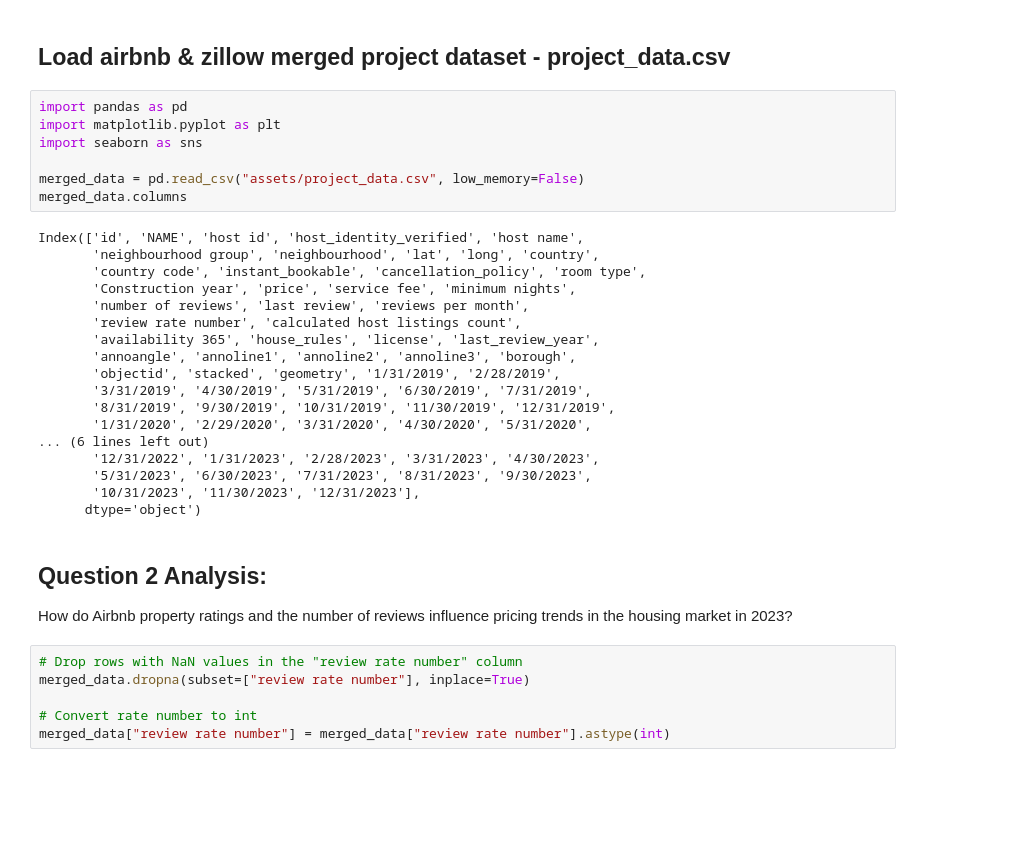
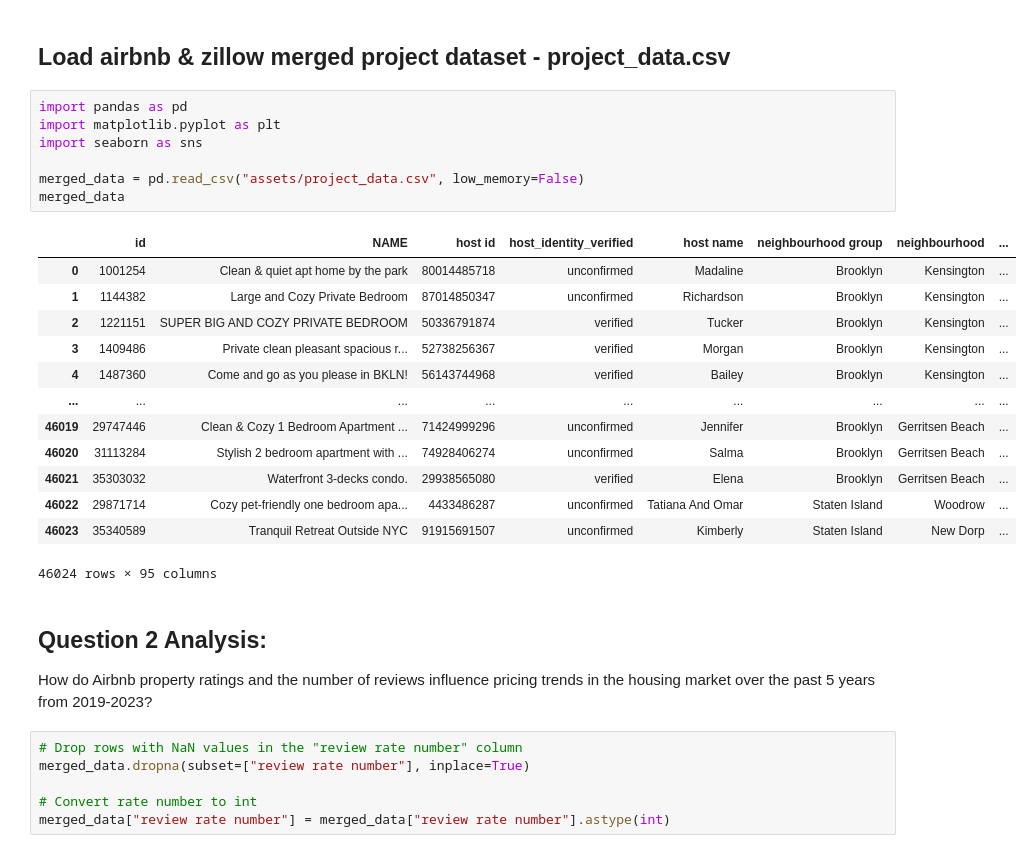
Before and after one commit to pooja-ippalapelli/milestone, a Jupyter notebook: q2_q3_analysis.ipynb, the cells around one changed output. Drawn from its saved outputs; the diff is of its cells as text; blank space fills up the shorter version.

```diff
--- a/q2_q3_analysis.ipynb
+++ b/q2_q3_analysis.ipynb
@@ -3,31 +3,27 @@
 # %%
 import pandas as pd
 import matplotlib.pyplot as plt
 import seaborn as sns
 
 merged_data = pd.read_csv("assets/project_data.csv", low_memory=False)
-merged_data.columns
+merged_data
 # %% [output]
+|  | id | NAME | host id | host_identity_verified | host name | neighbourhood group | neighbourhood | ... |
+| 0 | 1001254 | Clean & quiet apt home by the park | 80014485718 | unconfirmed | Madaline | Brooklyn | Kensington | ... |
+| 1 | 1144382 | Large and Cozy Private Bedroom | 87014850347 | unconfirmed | Richardson | Brooklyn | Kensington | ... |
+| 2 | 1221151 | SUPER BIG AND COZY PRIVATE BEDROOM | 50336791874 | verified | Tucker | Brooklyn | Kensington | ... |
+| 3 | 1409486 | Private clean pleasant spacious r... | 52738256367 | verified | Morgan | Brooklyn | Kensington | ... |
+| 4 | 1487360 | Come and go as you please in BKLN! | 56143744968 | verified | Bailey | Brooklyn | Kensington | ... |
+| ... | ... | ... | ... | ... | ... | ... | ... | ... |
+| 46019 | 29747446 | Clean & Cozy 1 Bedroom Apartment ... | 71424999296 | unconfirmed | Jennifer | Brooklyn | Gerritsen Beach | ... |
+| 46020 | 31113284 | Stylish 2 bedroom apartment with ... | 74928406274 | unconfirmed | Salma | Brooklyn | Gerritsen Beach | ... |
+| 46021 | 35303032 | Waterfront 3-decks condo. | 29938565080 | verified | Elena | Brooklyn | Gerritsen Beach | ... |
+| 46022 | 29871714 | Cozy pet-friendly one bedroom apa... | 4433486287 | unconfirmed | Tatiana And Omar | Staten Island | Woodrow | ... |
+| 46023 | 35340589 | Tranquil Retreat Outside NYC | 91915691507 | unconfirmed | Kimberly | Staten Island | New Dorp | ... |
-Index(['id', 'NAME', 'host id', 'host_identity_verified', 'host name',
-       'neighbourhood group', 'neighbourhood', 'lat', 'long', 'country',
-       'country code', 'instant_bookable', 'cancellation_policy', 'room type',
-       'Construction year', 'price', 'service fee', 'minimum nights',
-       'number of reviews', 'last review', 'reviews per month',
-       'review rate number', 'calculated host listings count',
-       'availability 365', 'house_rules', 'license', 'last_review_year',
-       'annoangle', 'annoline1', 'annoline2', 'annoline3', 'borough',
-       'objectid', 'stacked', 'geometry', '1/31/2019', '2/28/2019',
-       '3/31/2019', '4/30/2019', '5/31/2019', '6/30/2019', '7/31/2019',
-       '8/31/2019', '9/30/2019', '10/31/2019', '11/30/2019', '12/31/2019',
-       '1/31/2020', '2/29/2020', '3/31/2020', '4/30/2020', '5/31/2020',
-... (6 lines left out)
-       '12/31/2022', '1/31/2023', '2/28/2023', '3/31/2023', '4/30/2023',
-       '5/31/2023', '6/30/2023', '7/31/2023', '8/31/2023', '9/30/2023',
-       '10/31/2023', '11/30/2023', '12/31/2023'],
-      dtype='object')
+46024 rows × 95 columns
 # %% [markdown]
 ## Question 2 Analysis:
-How do Airbnb property ratings and the number of reviews influence pricing trends in the housing market in 2023?
+How do Airbnb property ratings and the number of reviews influence pricing trends in the housing market over the past 5 years from 2019-2023?
 # %%
 # Drop rows with NaN values in the "review rate number" column
 merged_data.dropna(subset=["review rate number"], inplace=True)
```
Also changed, not shown: parts of 6 cells of this notebook, 2 other files.
